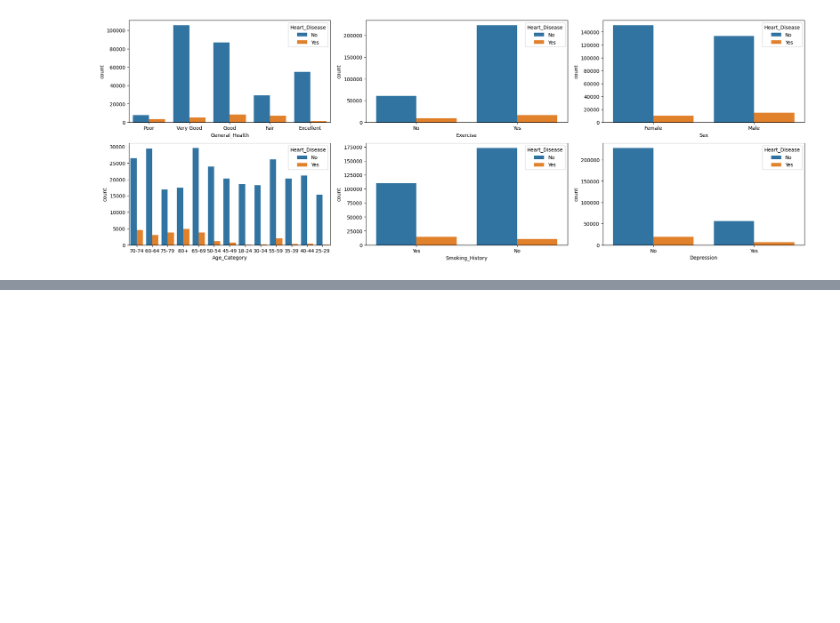
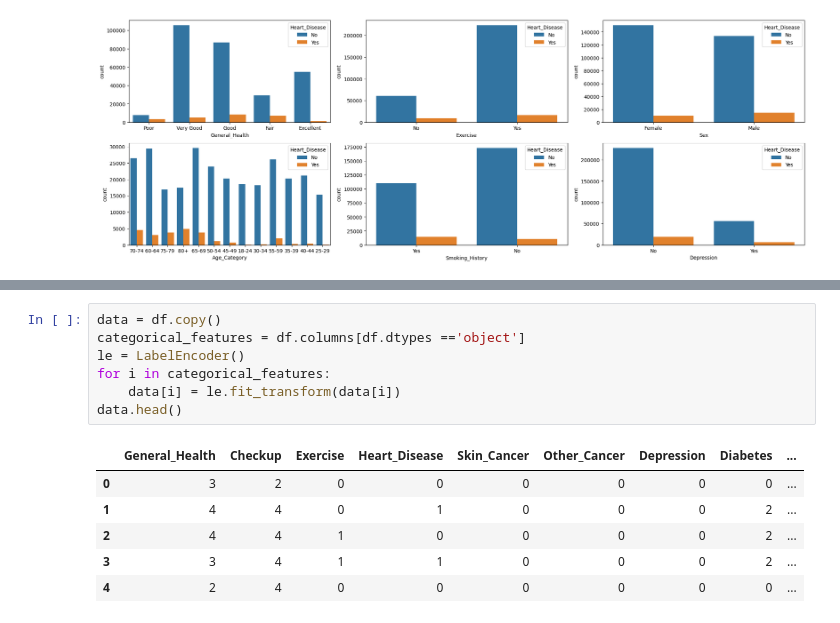
Before and after one commit to stevearmstrong-dev/cardiovascular-disease-risk-prediction, a Jupyter notebook: notebooks/cvd_risk_prediction.ipynb, the cells around one changed output, grey strips where cells are left out. Drawn from its saved outputs; the diff is of its cells as text; blank space fills up the shorter version.

Commit message:
Transform categorical data into numerical format

```diff
--- a/notebooks/cvd_risk_prediction.ipynb
+++ b/notebooks/cvd_risk_prediction.ipynb
@@ -112,0 +121,14 @@ plt.tight_layout()
+# %%
+data = df.copy()
+categorical_features = df.columns[df.dtypes =='object']
+le = LabelEncoder()
+for i in categorical_features:
+    data[i] = le.fit_transform(data[i])
+data.head()
+# %% [output]
+|  | General_Health | Checkup | Exercise | Heart_Disease | Skin_Cancer | Other_Cancer | Depression | Diabetes | ... |
+| 0 | 3 | 2 | 0 | 0 | 0 | 0 | 0 | 0 | ... |
+| 1 | 4 | 4 | 0 | 1 | 0 | 0 | 0 | 2 | ... |
+| 2 | 4 | 4 | 1 | 0 | 0 | 0 | 0 | 2 | ... |
+| 3 | 3 | 4 | 1 | 1 | 0 | 0 | 0 | 2 | ... |
+| 4 | 2 | 4 | 0 | 0 | 0 | 0 | 0 | 0 | ... |
```
Also changed, not shown: parts of 1 cell of this notebook.
